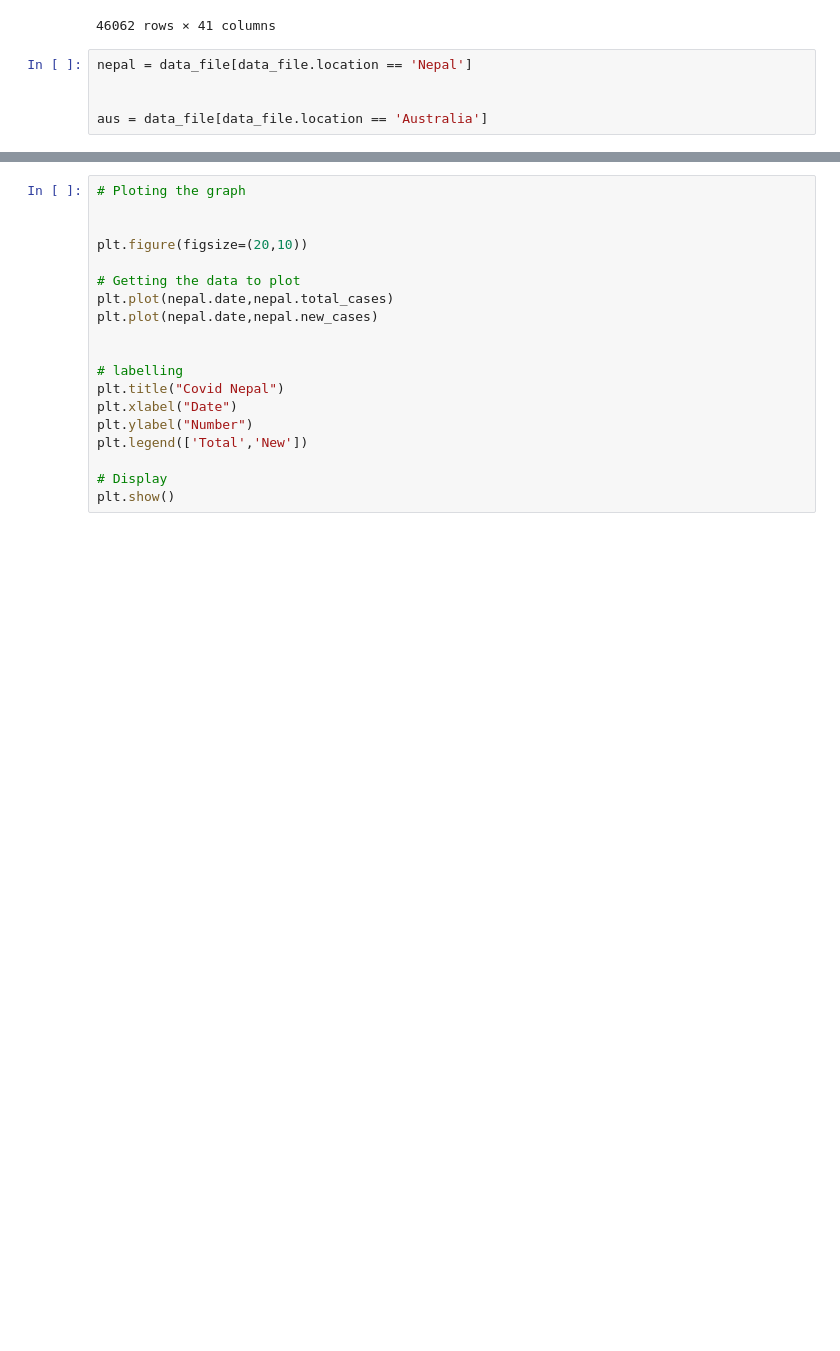
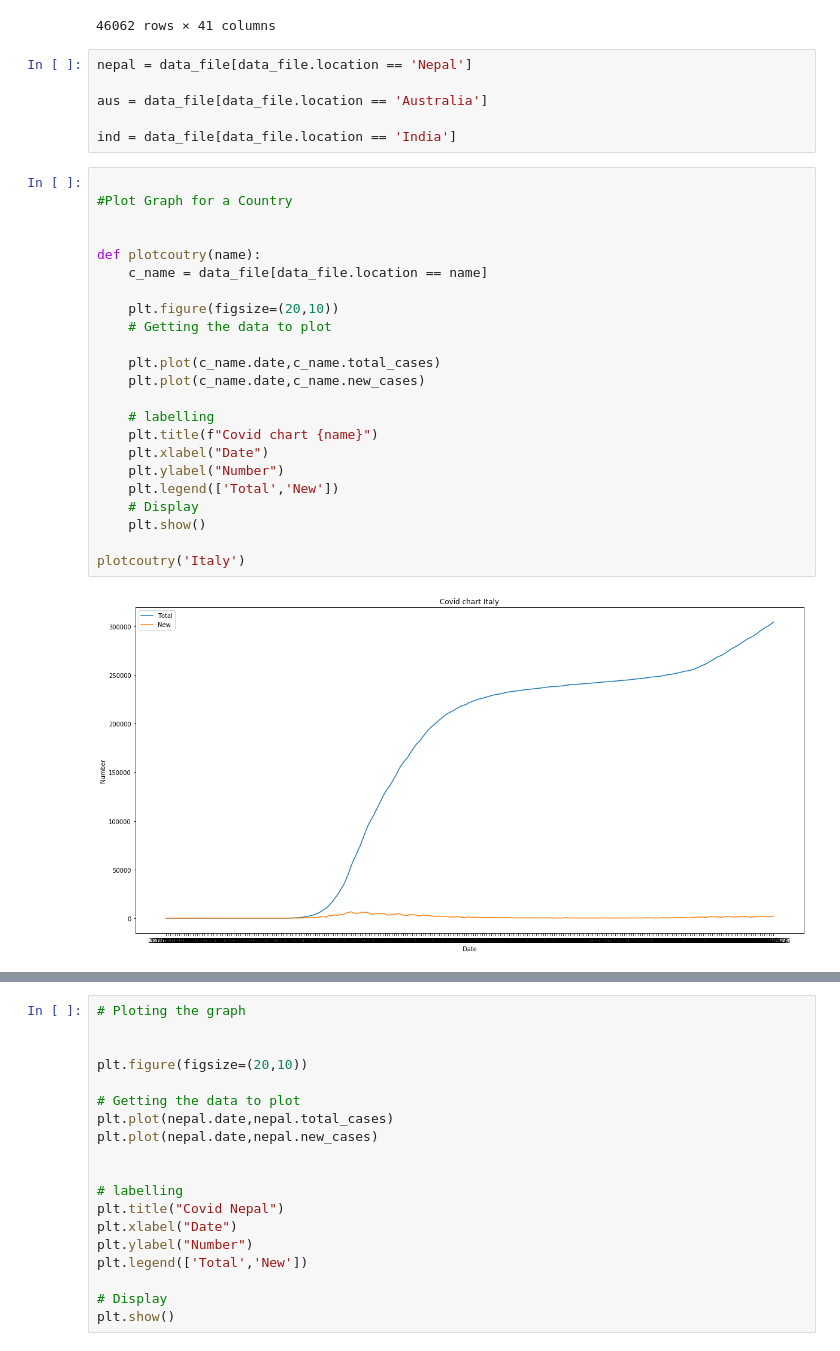
Before and after one commit to BirendraRokaha/Learn2020, a Jupyter notebook: Data Analysis and Visualization/COVID/COVID_Data.ipynb, the cells around one changed output, grey strips where cells are left out. Saved outputs shown, nothing was run; the diff lists cells and outputs as text; blank space fills up the shorter version.

```diff
--- a/Data Analysis and Visualization/COVID/COVID_Data.ipynb
+++ b/Data Analysis and Visualization/COVID/COVID_Data.ipynb
@@ -38,5 +38,31 @@ data_file
 # %%
 nepal = data_file[data_file.location == 'Nepal']
 
+aus = data_file[data_file.location == 'Australia']
 
-aus = data_file[data_file.location == 'Australia']
+ind = data_file[data_file.location == 'India']
+# %%
+
+#Plot Graph for a Country
+
+
+def plotcoutry(name):
+    c_name = data_file[data_file.location == name]
+
+    plt.figure(figsize=(20,10))
+    # Getting the data to plot
+
+    plt.plot(c_name.date,c_name.total_cases)
+    plt.plot(c_name.date,c_name.new_cases)
+
+    # labelling
+    plt.title(f"Covid chart {name}")
+    plt.xlabel("Date")
+    plt.ylabel("Number")
+    plt.legend(['Total','New'])
+    # Display
+    plt.show()
+
+plotcoutry('Italy')
+# %% [output]
+[figure, added]
```
Also changed, not shown: parts of 4 cells of this notebook, 1 other file.
